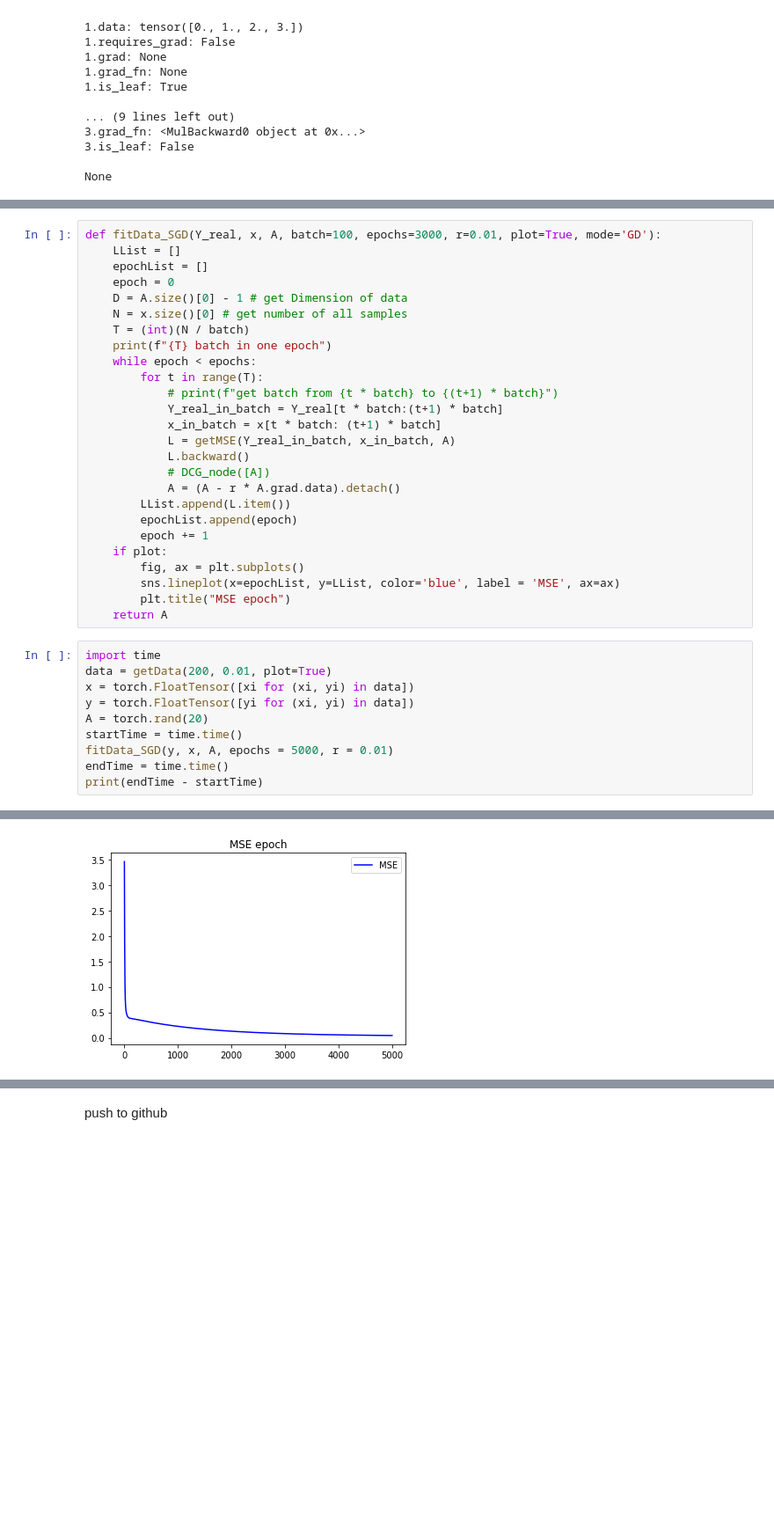
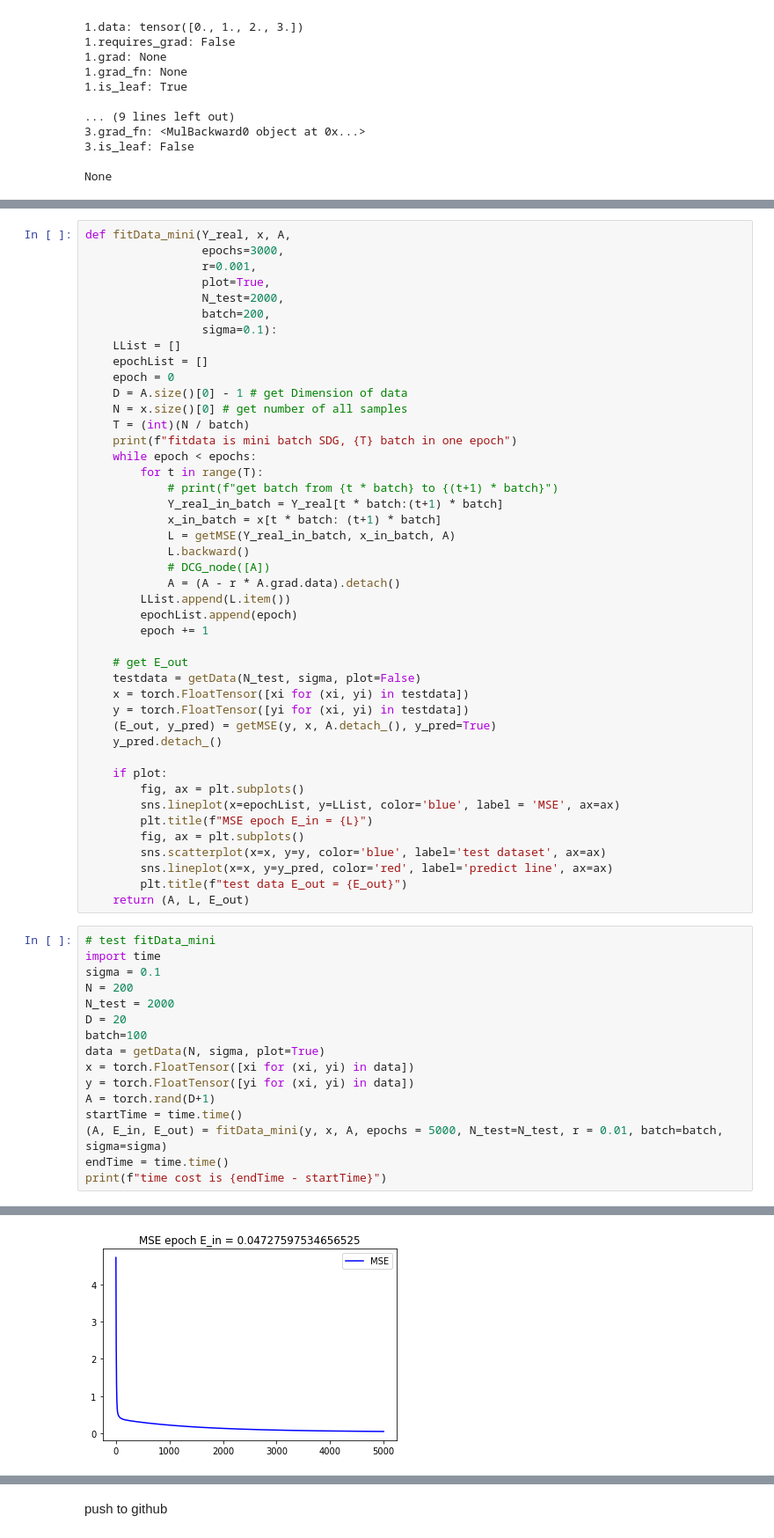
Before and after one commit to liushuyu6666/AI_relative, a Jupyter notebook: algorithm_explore/Gaussian_Regression.ipynb, the cells around one changed output, grey strips where cells are left out. Shown at 88% size. Saved outputs shown, nothing was run; the diff lists cells and outputs as text; blank space fills up the shorter version.

```diff
--- a/algorithm_explore/Gaussian_Regression.ipynb
+++ b/algorithm_explore/Gaussian_Regression.ipynb
@@ -165,12 +241,18 @@ print(endTime - startTime)
 # %%
-def fitData_SGD(Y_real, x, A, batch=100, epochs=3000, r=0.01, plot=True, mode='GD'):
+def fitData_mini(Y_real, x, A,
+                 epochs=3000,
+                 r=0.001,
+                 plot=True,
+                 N_test=2000,
+                 batch=200,
+                 sigma=0.1):
     LList = []
     epochList = []
     epoch = 0
     D = A.size()[0] - 1 # get Dimension of data
     N = x.size()[0] # get number of all samples
     T = (int)(N / batch)
-    print(f"{T} batch in one epoch")
+    print(f"fitdata is mini batch SDG, {T} batch in one epoch")
     while epoch < epochs:
         for t in range(T):
             # print(f"get batch from {t * batch} to {(t+1) * batch}")
@@ -183,19 +265,37 @@ def fitData_SGD(Y_real, x, A, batch=100, epochs=3000, r=0.01, plot=True, mode='G
         LList.append(L.item())
         epochList.append(epoch)
         epoch += 1
+
+    # get E_out
+    testdata = getData(N_test, sigma, plot=False)
+    x = torch.FloatTensor([xi for (xi, yi) in testdata])
+    y = torch.FloatTensor([yi for (xi, yi) in testdata])
+    (E_out, y_pred) = getMSE(y, x, A.detach_(), y_pred=True)
+    y_pred.detach_()
+
     if plot:
         fig, ax = plt.subplots()
         sns.lineplot(x=epochList, y=LList, color='blue', label = 'MSE', ax=ax)
-        plt.title("MSE epoch")
-    return A
+        plt.title(f"MSE epoch E_in = {L}")
+        fig, ax = plt.subplots()
+        sns.scatterplot(x=x, y=y, color='blue', label='test dataset', ax=ax)
+        sns.lineplot(x=x, y=y_pred, color='red', label='predict line', ax=ax)
+        plt.title(f"test data E_out = {E_out}")
+    return (A, L, E_out)
 # %%
+# test fitData_mini
 import time
-data = getData(200, 0.01, plot=True)
+sigma = 0.1
+N = 200
+N_test = 2000
+D = 20
+batch=100
+data = getData(N, sigma, plot=True)
 x = torch.FloatTensor([xi for (xi, yi) in data])
 y = torch.FloatTensor([yi for (xi, yi) in data])
-A = torch.rand(20)
+A = torch.rand(D+1)
 startTime = time.time()
-fitData_SGD(y, x, A, epochs = 5000, r = 0.01)
+(A, E_in, E_out) = fitData_mini(y, x, A, epochs = 5000, N_test=N_test, r = 0.01, batch=batch, sigma=sigma)
 endTime = time.time()
-print(endTime - startTime)
+print(f"time cost is {endTime - startTime}")
 # %% [output]
@@ -205 +305 @@ print(endTime - startTime)
-[figure, old version]
+[figure, new version]
```
Also changed, not shown: parts of 19 cells of this notebook.
